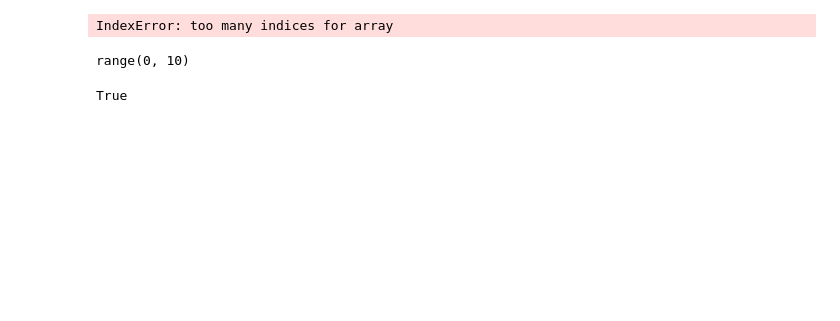
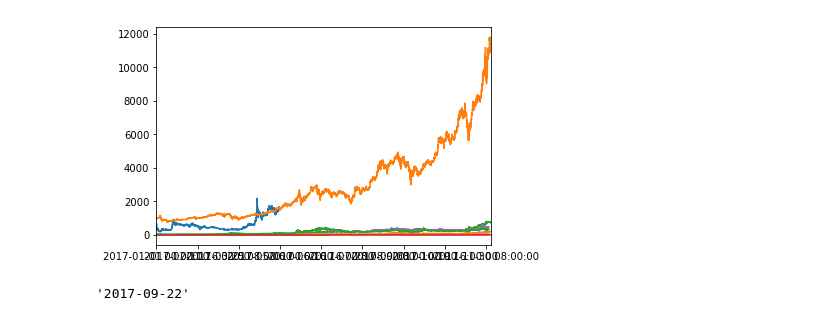
Before and after one commit to jjakimoto/Development, a Jupyter notebook: cryptocurrency/RL.ipynb, the cells around one changed output. Cells and saved outputs as stored; diff of their text form; code cells hidden in the pictures; blank space fills up the shorter version.

```diff
--- a/cryptocurrency/RL.ipynb
+++ b/cryptocurrency/RL.ipynb
@@ -1,24 +0,0 @@
-# %%
-import os
-import numpy as np
-import pandas as pd
-
-data_ = {}
-
-for filename in os.listdir("data/Top100Cryptos/"):
-    path = os.path.join("data/Top100Cryptos/", filename)
-    try:
-        name = filename.split(".")[0]
-        data_[name] = pd.read_csv(path)
-    except:
-        pass
-
-num_data = []
-for name in data_.keys():
-    num_data.append(data_[name].shape[0])
-name_list = np.array(list(data_.keys()))[np.argsort(num_data)[::-1]]
-big_names = name_list[:10]
-
-data = dict()
-for name in big_names:
-    data[name] = data_[name]
@@ -24,0 +143,9 @@ for name in big_names:
+# %%
+import pandas as pd
+import numpy as np
+
+df = pd.read_csv("/home/tomoaki/work/shared_crypto/data/2017_export_30min.csv")
+symbols = np.unique(df["currency_pair"].values)
+data = {}
+for symbol in symbols:
+    data[symbol] = df.loc[df["currency_pair"]==symbol]
@@ -250,15 +190,14 @@ class Test(object):
+# %%
+%matplotlib inline
+
+for name in env.data.keys():
+    env.data[name]["close"].plot()
+# %% [output]
+[figure, added]
 # %%
 test = Test()
 x = test[::-1]
-# %%
-np.array(10)[x]
-# %% [output]
-IndexError: too many indices for array
-# %%
-range(x.stop)
-# %% [output]
-range(0, 10)
-# %%
-isinstance(x, slice)
-# %% [output]
-True
+# %%
+env.time_index[-1]
+# %% [output]
+'2017-09-22'
```
Also changed, not shown: parts of 11 cells of this notebook, 1 other file.
